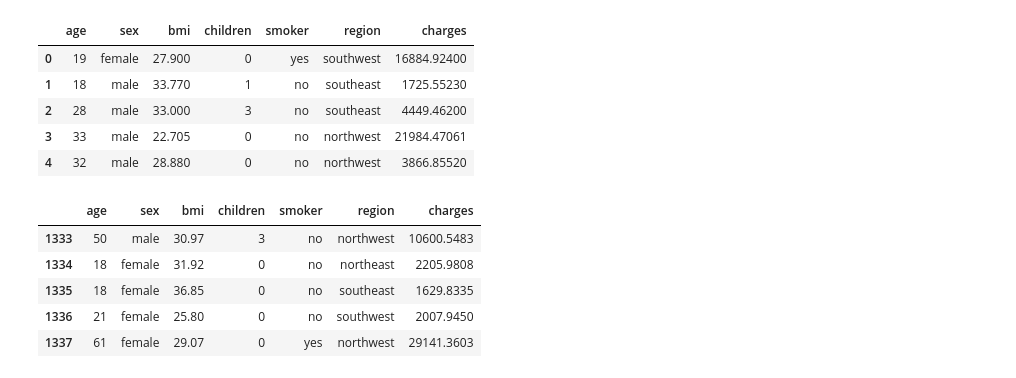
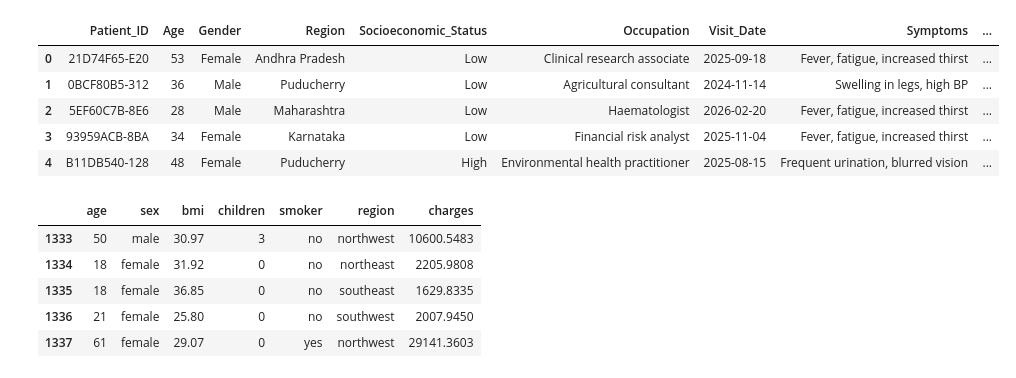
Before and after one commit to Boomika-L/MediClaim_AI, a Jupyter notebook: ml/notebooks/01_data_analysis.ipynb, the cells around one changed output. Drawn from its saved outputs; the diff is of its cells as text; code cells hidden in the pictures.

Commit message:
change the dataset

```diff
--- a/ml/notebooks/01_Data_Understanding.ipynb
+++ b/ml/notebooks/01_data_analysis.ipynb
@@ -1,16 +1,16 @@
 # %%
 import pandas as pd
 import numpy as np
 import matplotlib.pyplot as plt
-df = pd.read_csv("../dataset/insurance.csv")
+df = pd.read_csv("../dataset/Indian_healthcare.csv")
 df.head()
 # %% [output]
-|  | age | sex | bmi | children | smoker | region | charges |
-| 0 | 19 | female | 27.900 | 0 | yes | southwest | 16884.92400 |
-| 1 | 18 | male | 33.770 | 1 | no | southeast | 1725.55230 |
-| 2 | 28 | male | 33.000 | 3 | no | southeast | 4449.46200 |
-| 3 | 33 | male | 22.705 | 0 | no | northwest | 21984.47061 |
-| 4 | 32 | male | 28.880 | 0 | no | northwest | 3866.85520 |
+|  | Patient_ID | Age | Gender | Region | Socioeconomic_Status | Occupation | Visit_Date | Symptoms | ... |
+| 0 | 21D74F65-E20 | 53 | Female | Andhra Pradesh | Low | Clinical research associate | 2025-09-18 | Fever, fatigue, increased thirst | ... |
+| 1 | 0BCF80B5-312 | 36 | Male | Puducherry | Low | Agricultural consultant | 2024-11-14 | Swelling in legs, high BP | ... |
+| 2 | 5EF60C7B-8E6 | 28 | Male | Maharashtra | Low | Haematologist | 2026-02-20 | Fever, fatigue, increased thirst | ... |
+| 3 | 93959ACB-8BA | 34 | Female | Karnataka | Low | Financial risk analyst | 2025-11-04 | Fever, fatigue, increased thirst | ... |
+| 4 | B11DB540-128 | 48 | Female | Puducherry | High | Environmental health practitioner | 2025-08-15 | Frequent urination, blurred vision | ... |
 # %%
 df.tail()
 # %% [output]
```
Also changed, not shown: 4 other files.
